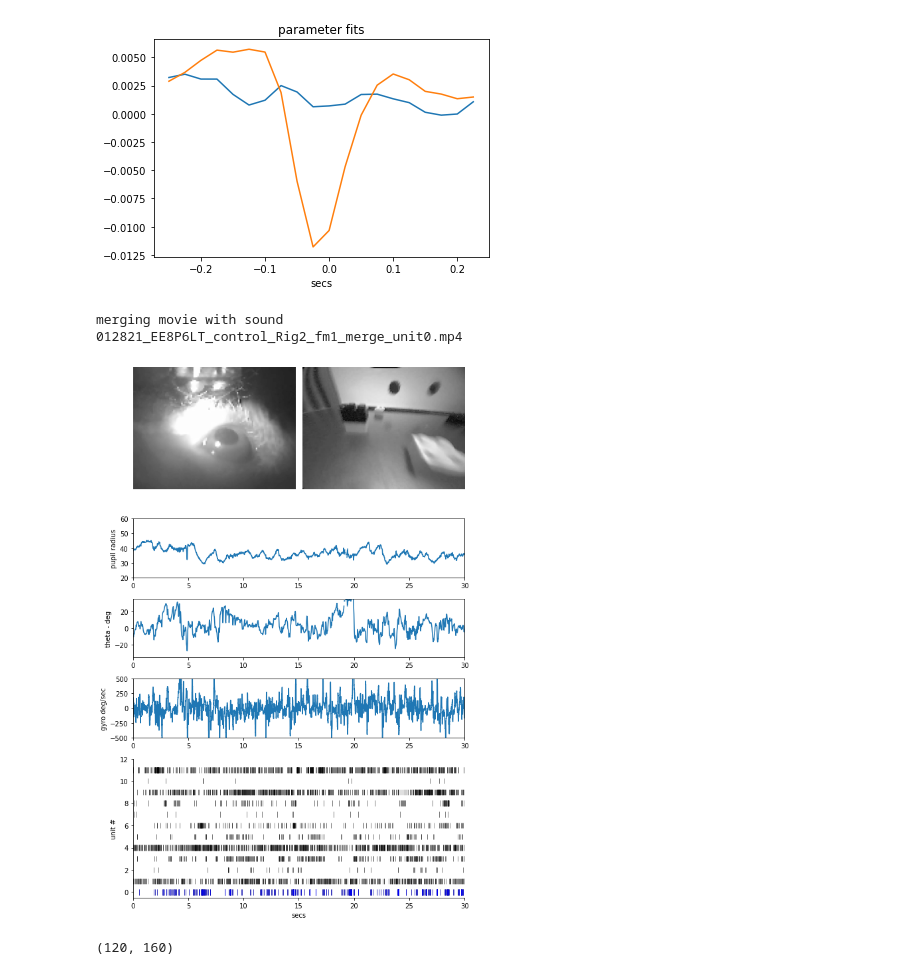
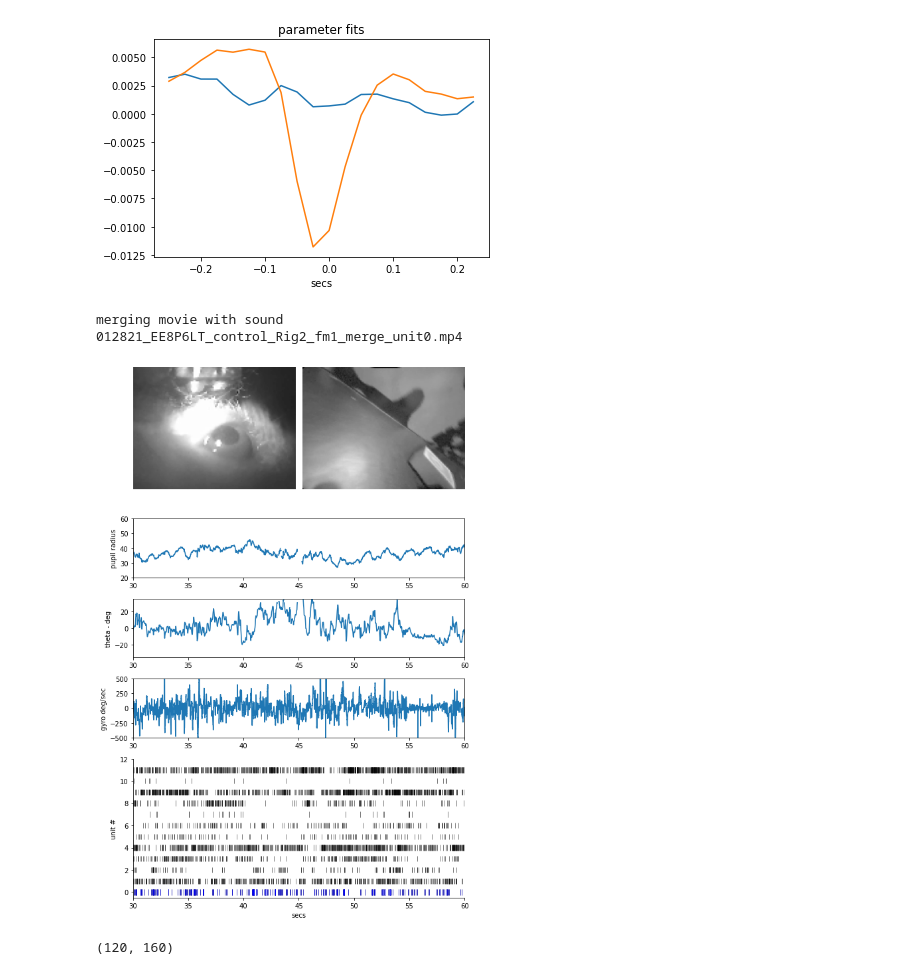
Before and after one commit to nielllab/FreelyMovingEphys, a Jupyter notebook: testing/correct_worldcam_testing.ipynb, the cells around one changed output. Drawn from its saved outputs; the diff is of its cells as text; code cells hidden in the pictures.

```diff
--- a/testing/correct_worldcam_testing.ipynb
+++ b/testing/correct_worldcam_testing.ipynb
@@ -991,7 +991,7 @@ axR = fig.add_subplot(gs[5:7,:])
 #axRad = fig.add_subplot(gs[3,:])
 
 #timerange and center frame (only)
-tr = [0,30]
+tr = [30,60]
 fr = np.mean(tr) # time for frame
 eyeFr = np.abs(eyeT-fr).argmin(dim = "frame")
 worldFr = np.abs(worldT-fr).argmin(dim = "frame")
@@ -1068,34 +1068,34 @@ with writer.saving(fig, vidfile, 100):
         #plot line for time, then remove
         ln = axR.vlines(t,-0.5,30,'b')
         writer.grab_frame()
         ln.remove()
 
 
 # generate wave file
 sp = np.array(ephys_data.at[units[this_unit],'spikeT'])-tr[0]
 sp = sp[sp>0]
 datarate = 30000
 
 # compute waveform samples
 tmax = tr[1]-tr[0]
 t = np.linspace(0, tr[1]-tr[0], (tr[1]-tr[0])*datarate,endpoint=False)
 x = np.zeros(np.size(t))
 for spt in sp[sp<tmax]:
     x[np.int64(spt*datarate) : np.int64(spt*datarate +30)] = 1
     x[np.int64(spt*datarate)+31 : np.int64(spt*datarate +60)] =- 1
 
 # Write the samples to a file
 audfile = name_base+'_unit'+str(this_unit)+'.wav'
 wavio.write(audfile, x, datarate, sampwidth=1)
 
 merge_mp4_name = name_base+'_merge_unit'+str(this_unit)+'.mp4'
 print('merging movie with sound')
 subprocess.call(['ffmpeg', '-i', vidfile, '-i', audfile, '-c:v', 'copy', '-c:a', 'aac', '-y', merge_mp4_name])
 print(merge_mp4_name)
 # %% [output]
 merging movie with sound
 012821_EE8P6LT_control_Rig2_fm1_merge_unit0.mp4
-[figure, old version]
+[figure, new version]
 # %%
 np.shape(eyeInterp(1))
 # %% [output]
```
